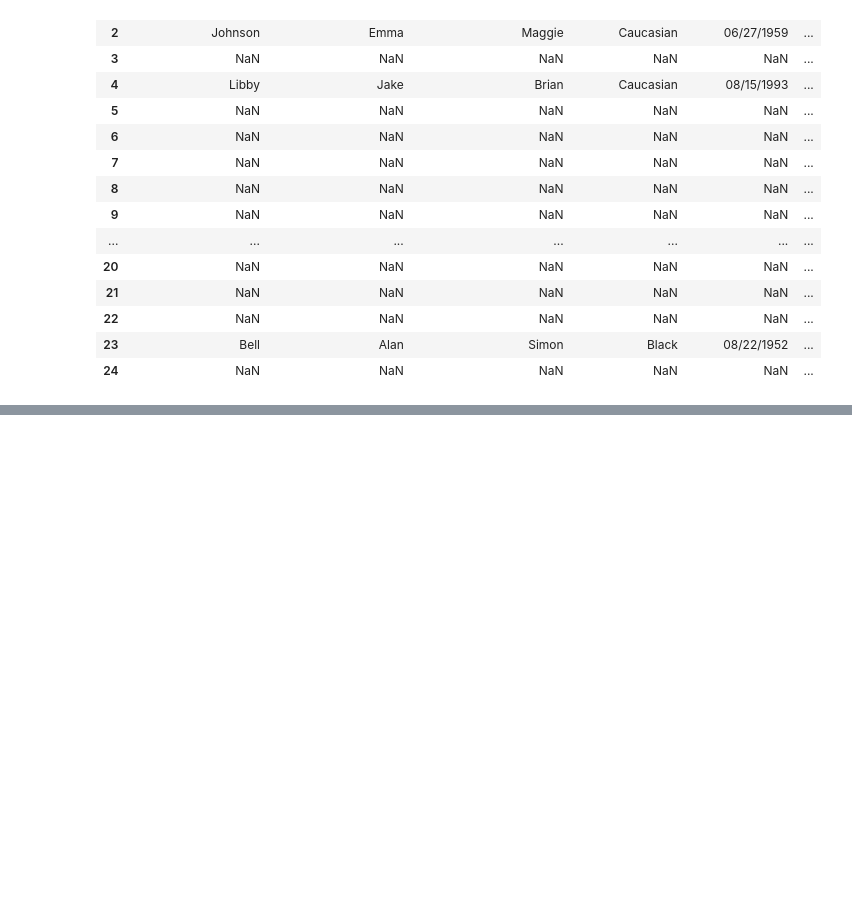
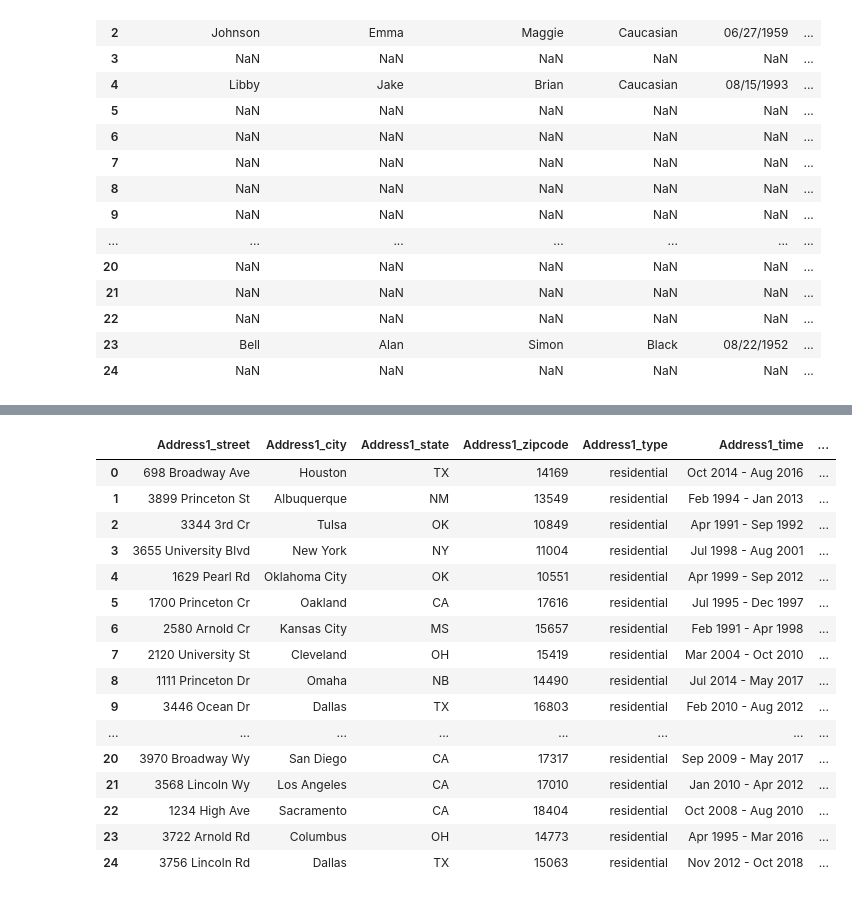
Before and after one commit to serfsup/elios-risk-exercise, a Jupyter notebook: Elios Risk Exercise.ipynb, the cells around one changed output, grey strips where cells are left out. Cells and saved outputs as stored; diff of their text form; code cells hidden in the pictures; blank space fills up the shorter version.

```diff
--- a/Elios Risk Exercise.ipynb
+++ b/Elios Risk Exercise.ipynb
@@ -508,0 +510,4 @@ criminal_3_df
+# %%
+# Let's expand the 'addresses' column.
+addresses_df = pd.DataFrame(list(df['addresses']))
+addresses_df
@@ -508,0 +532,6 @@ criminal_3_df
+# %%
+# Let's rename the columns.
+addresses_df.rename(columns={0: 'Address1', 1: 'Address2', 2: 'Address3',
+                             3: 'Address4', 4: 'Address5', 5: 'Address6'},
+                    inplace='True')
+addresses_df
@@ -508,0 +556,27 @@ criminal_3_df
+# %%
+# Expand addresses_df['Address1'] into its own dataframe.
+addresses1_df = addresses_df['Address1'].apply(pd.Series)
+
+# Rename each variable in criminal1_df.
+addresses1_df = addresses1_df.rename(columns=lambda x: 'Address1_' + str(x))
+
+# View the criminal1_df data frame.
+addresses1_df
+# %% [output]
+|  | Address1_street | Address1_city | Address1_state | Address1_zipcode | Address1_type | Address1_time | ... |
+| 0 | 698 Broadway Ave | Houston | TX | 14169 | residential | Oct 2014 - Aug 2016 | ... |
+| 1 | 3899 Princeton St | Albuquerque | NM | 13549 | residential | Feb 1994 - Jan 2013 | ... |
+| 2 | 3344 3rd Cr | Tulsa | OK | 10849 | residential | Apr 1991 - Sep 1992 | ... |
+| 3 | 3655 University Blvd | New York | NY | 11004 | residential | Jul 1998 - Aug 2001 | ... |
+| 4 | 1629 Pearl Rd | Oklahoma City | OK | 10551 | residential | Apr 1999 - Sep 2012 | ... |
+| 5 | 1700 Princeton Cr | Oakland | CA | 17616 | residential | Jul 1995 - Dec 1997 | ... |
+| 6 | 2580 Arnold Cr | Kansas City | MS | 15657 | residential | Feb 1991 - Apr 1998 | ... |
+| 7 | 2120 University St | Cleveland | OH | 15419 | residential | Mar 2004 - Oct 2010 | ... |
+| 8 | 1111 Princeton Dr | Omaha | NB | 14490 | residential | Jul 2014 - May 2017 | ... |
+| 9 | 3446 Ocean Dr | Dallas | TX | 16803 | residential | Feb 2010 - Aug 2012 | ... |
+| ... | ... | ... | ... | ... | ... | ... | ... |
+| 20 | 3970 Broadway Wy | San Diego | CA | 17317 | residential | Sep 2009 - May 2017 | ... |
+| 21 | 3568 Lincoln Wy | Los Angeles | CA | 17010 | residential | Jan 2010 - Apr 2012 | ... |
+| 22 | 1234 High Ave | Sacramento | CA | 18404 | residential | Oct 2008 - Aug 2010 | ... |
+| 23 | 3722 Arnold Rd | Columbus | OH | 14773 | residential | Apr 1995 - Mar 2016 | ... |
+| 24 | 3756 Lincoln Rd | Dallas | TX | 15063 | residential | Nov 2012 - Oct 2018 | ... |
```
Also changed, not shown: parts of 46 cells of this notebook.
